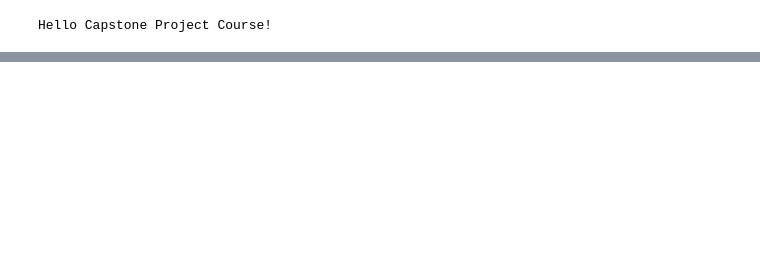
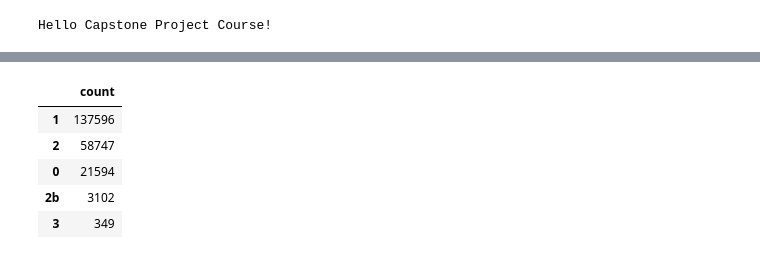
Before and after one commit to sudiptog81/ibm-data-science, a Jupyter notebook: Applied Data Science Capstone/CapstoneProject.ipynb, the cells around one changed output, grey strips where cells are left out. Saved outputs shown, nothing was run; the diff lists cells and outputs as text; code cells hidden in the pictures; blank space fills up the shorter version.

```diff
--- a/Applied Data Science Capstone/CapstoneProject.ipynb
+++ b/Applied Data Science Capstone/CapstoneProject.ipynb
@@ -66,0 +155,9 @@ data['ROADCOND'].isna().sum()
+# %%
+data['SEVERITYCODE'].value_counts().to_frame('count')
+# %% [output]
+|  | count |
+| 1 | 137596 |
+| 2 | 58747 |
+| 0 | 21594 |
+| 2b | 3102 |
+| 3 | 349 |
```
Also changed, not shown: parts of 29 cells of this notebook.
